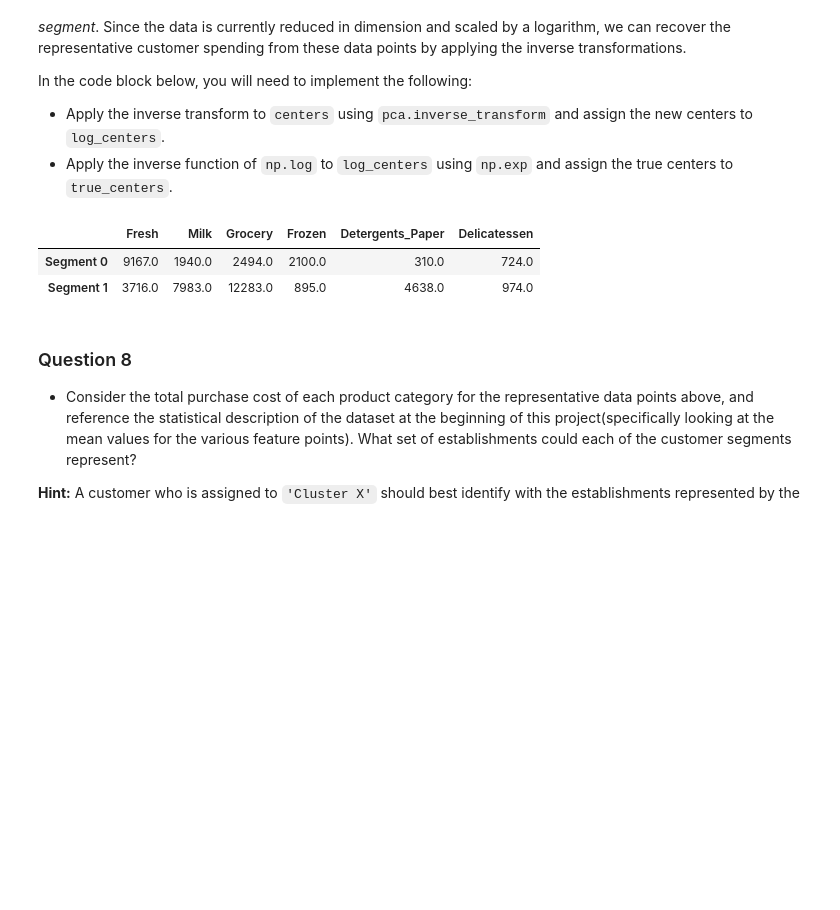
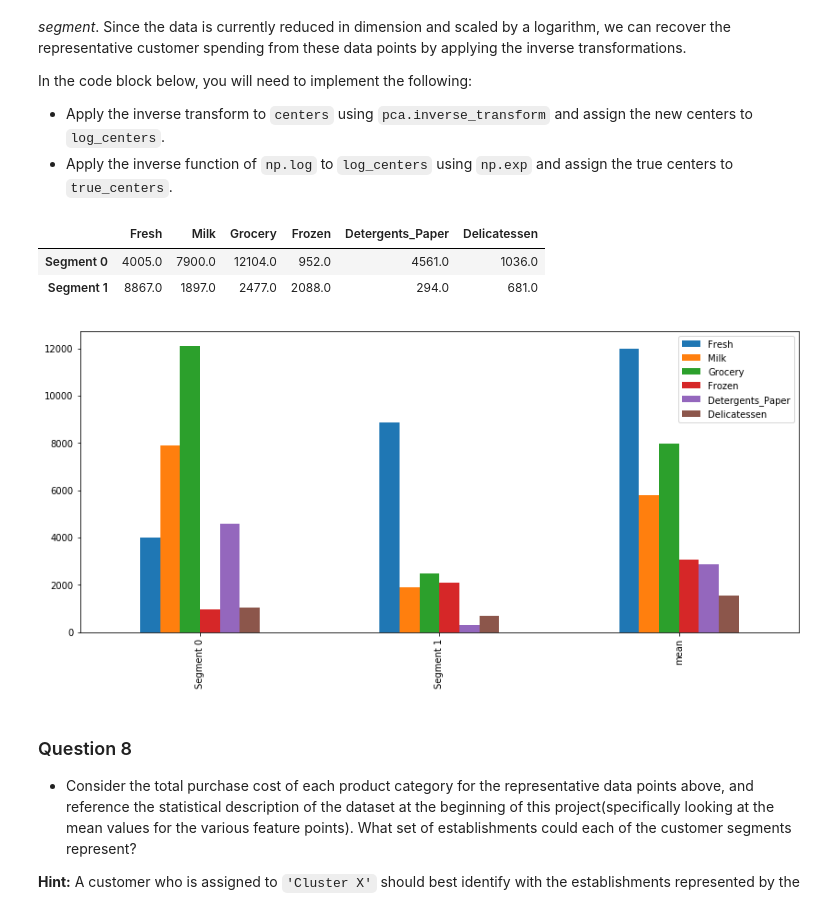
Before and after one commit to viktorkuznietsov1986/mlnd_udacity, a Jupyter notebook: customer_segments/customer_segments.ipynb, the cells around one changed output. Saved outputs shown, nothing was run; the diff lists cells and outputs as text; code cells hidden in the pictures; blank space fills up the shorter version.

```diff
--- a/customer_segments/customer_segments.ipynb
+++ b/customer_segments/customer_segments.ipynb
@@ -217,10 +225,10 @@ Once you have performed this implementation, the dataset will be stored in the v
 for feature in log_data.keys():
 
     # TODO: Calculate Q1 (25th percentile of the data) for the given feature
-    Q1 = np.percentile(log_data, 25.0)
+    Q1 = np.percentile(log_data[feature], 25.0)
 
     # TODO: Calculate Q3 (75th percentile of the data) for the given feature
-    Q3 = np.percentile(log_data, 75.0)
+    Q3 = np.percentile(log_data[feature], 75.0)
 
     # TODO: Use the interquartile range to calculate an outlier step (1.5 times the interquartile range)
     step = 1.5*(Q3-Q1)
@@ -230,7 +238,7 @@ for feature in log_data.keys():
     display(log_data[~((log_data[feature] >= Q1 - step) & (log_data[feature] <= Q3 + step))])
 
 # OPTIONAL: Select the indices for data points you wish to remove
-outliers  = [66, 75, 142, 154, 289, 338]
+outliers  = [65, 66, 75, 128, 154]
 
 # Remove the outliers, if any were specified
 good_data = log_data.drop(log_data.index[outliers]).reset_index(drop = True)
@@ -469,19 +506,25 @@ In the code block below, you will need to implement the following:
 # %%
 # TODO: Inverse transform the centers
 log_centers = pca.inverse_transform(centers)
 
 # TODO: Exponentiate the centers
 true_centers = np.exp(log_centers)
 
 # Display the true centers
 segments = ['Segment {}'.format(i) for i in range(0,len(centers))]
 true_centers = pd.DataFrame(np.round(true_centers), columns = data.keys())
 true_centers.index = segments
 display(true_centers)
+
+# Visualize the segments with mean
+samples_bar = true_centers.append(data.describe().loc['mean'])
+samples_bar.index = segments + ['mean']
+_ = samples_bar.plot(kind='bar', figsize=(14,6))
 # %% [output]
 |  | Fresh | Milk | Grocery | Frozen | Detergents_Paper | Delicatessen |
-| Segment 0 | 9167.0 | 1940.0 | 2494.0 | 2100.0 | 310.0 | 724.0 |
-| Segment 1 | 3716.0 | 7983.0 | 12283.0 | 895.0 | 4638.0 | 974.0 |
+| Segment 0 | 4005.0 | 7900.0 | 12104.0 | 952.0 | 4561.0 | 1036.0 |
+| Segment 1 | 8867.0 | 1897.0 | 2477.0 | 2088.0 | 294.0 | 681.0 |
+[figure, added]
 # %% [markdown]
 ### Question 8
 
```
Also changed, not shown: parts of 18 cells of this notebook, 1 other file.
